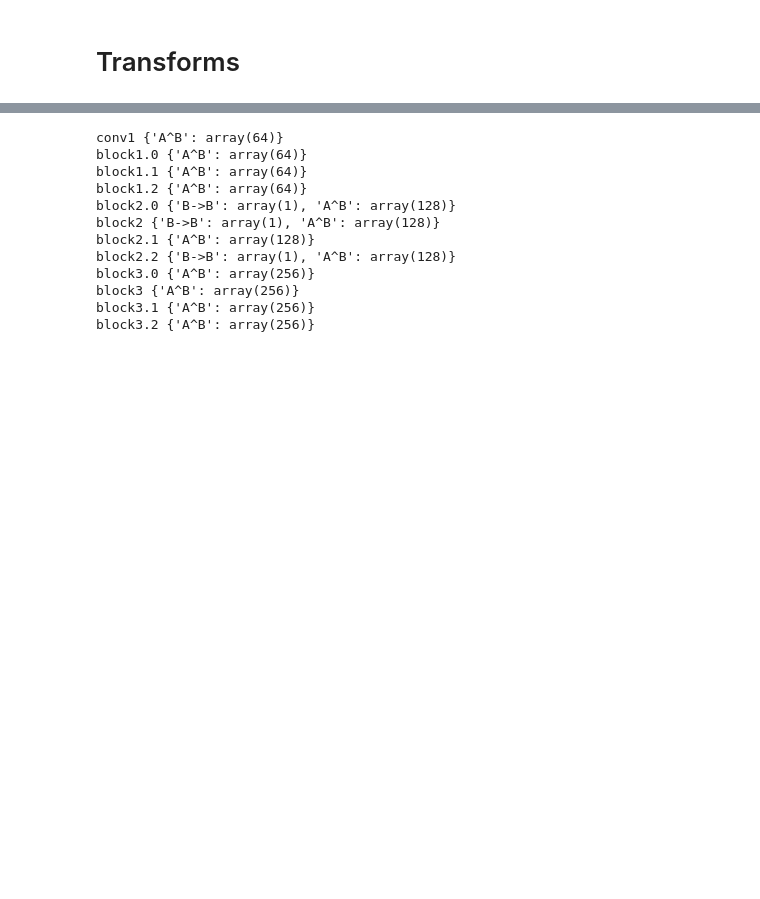
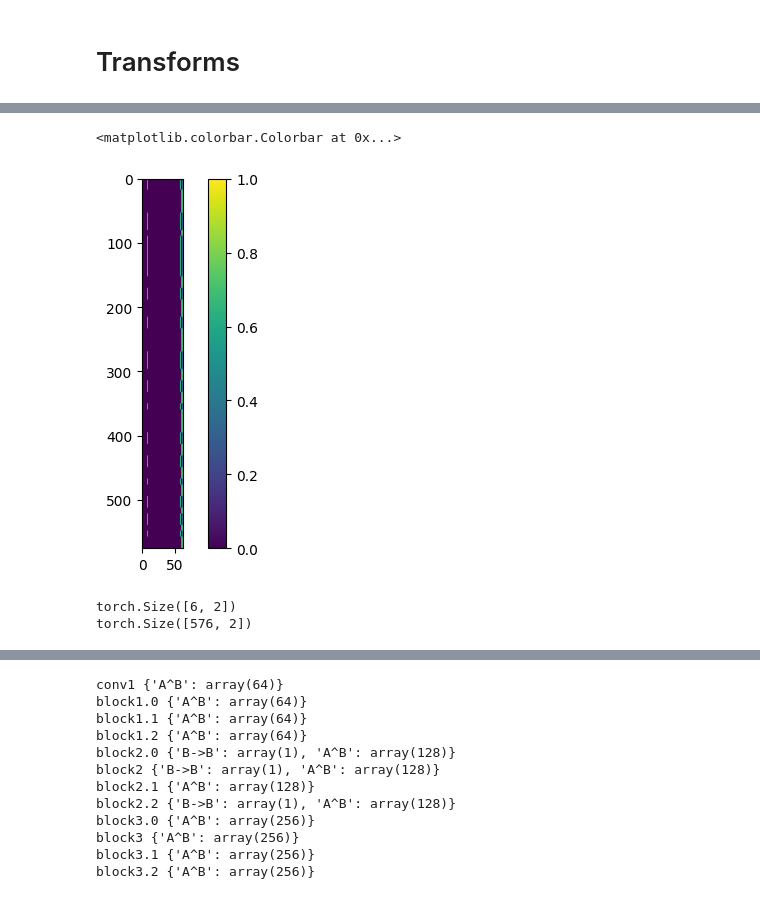
Before and after one commit to gstoica27/REPAIR, a Jupyter notebook: notebooks/evaluation_scripts/disjoint_clip_classification.ipynb, the cells around one changed output, grey strips where cells are left out. Saved outputs shown, nothing was run; the diff lists cells and outputs as text; code cells hidden in the pictures; blank space fills up the shorter version.

Commit message:
plotting

```diff
--- a/notebooks/evaluation_scripts/disjoint_clip_classification.ipynb
+++ b/notebooks/evaluation_scripts/disjoint_clip_classification.ipynb
@@ -516 +512,13 @@ block3.2 {'A->A': array(85), 'B->B': array(85), 'A^B': array(86)}
 linear {'A^B': array(512)}
+# %%
+plt.imshow((modelc.layer1[0].conv2.weight.flatten(1).T != 0).cpu().numpy())
+plt.colorbar()
+# %% [output]
+<matplotlib.colorbar.Colorbar at 0x...>
+[figure, added]
+# %%
+print((modelc.layer1[0].conv2.weight.flatten(1).T != 0).float().sum(0, keepdim=True).nonzero().shape)
+print((modelc.layer1[0].conv2.weight.flatten(1).T != 0).float().sum(1, keepdim=True).nonzero().shape)
+# %% [output]
+torch.Size([6, 2])
+torch.Size([576, 2])
```
Also changed, not shown: parts of 7 cells of this notebook.
